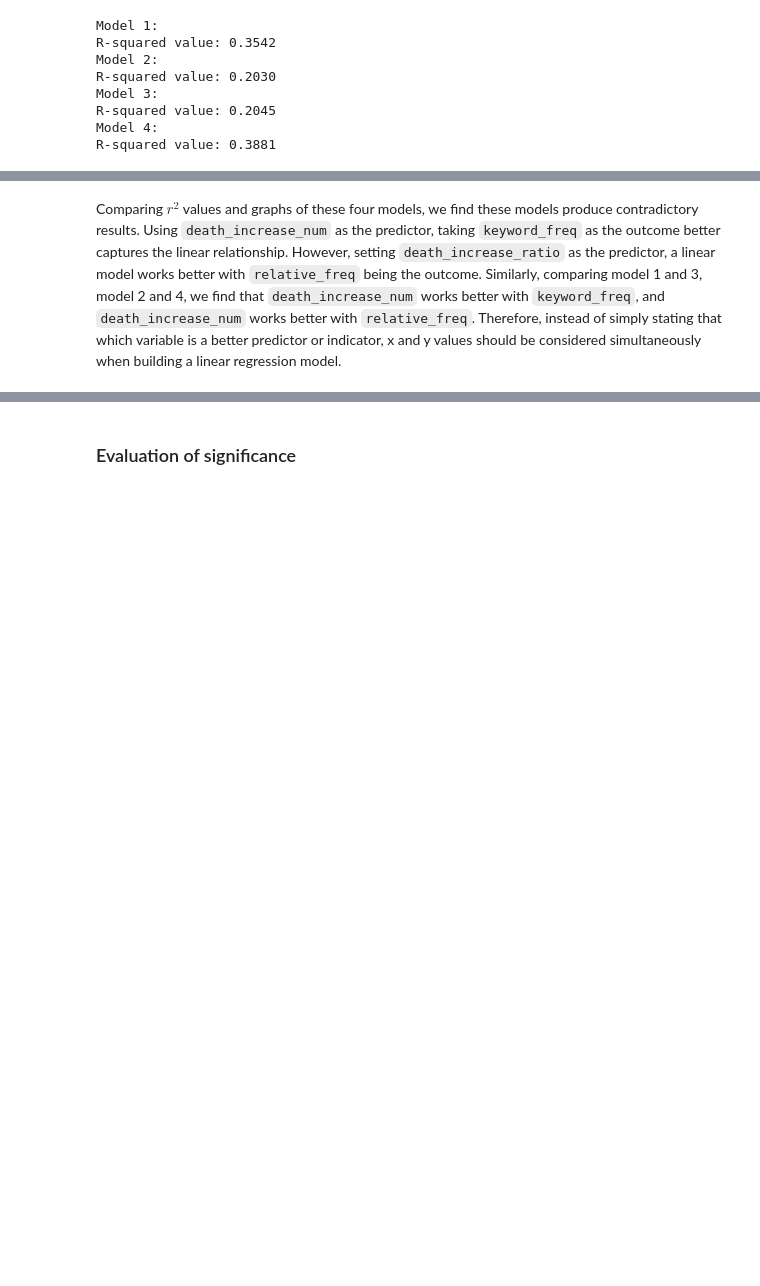
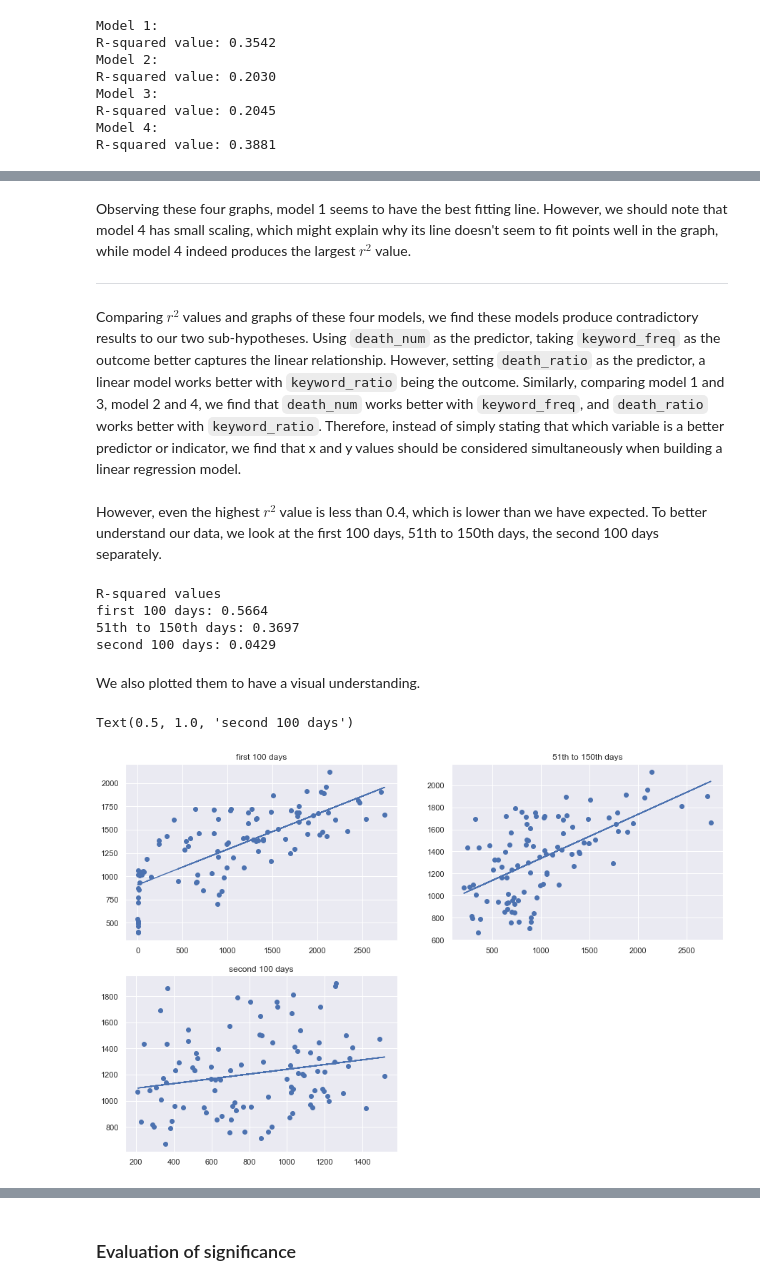
Before and after one commit to kaiyue95/INFO-2950-Final-Project, a Jupyter notebook: phase_4.ipynb, the cells around one changed output, grey strips where cells are left out. Cells and saved outputs as stored; diff of their text form; code cells hidden in the pictures; blank space fills up the shorter version.

```diff
--- a/phase_4.ipynb
+++ b/phase_4.ipynb
@@ -33,0 +18,4 @@ data
+# %%
+import pandas as pd
+data = pd.read_csv('datasheet.csv')
+data
@@ -567,3 +528,47 @@ plt.show()
 # %% [markdown]
-Comparing $r^2$ values and graphs of these four models, we find these models produce contradictory results. Using `death_increase_num` as the predictor, taking `keyword_freq` as the outcome better captures the linear relationship. However, setting `death_increase_ratio` as the predictor, a linear model works better with `relative_freq` being the outcome. Similarly, comparing model 1 and 3, model 2 and 4, we find that `death_increase_num` works better with `keyword_freq`, and `death_increase_num` works better with `relative_freq`.
-Therefore, instead of simply stating that which variable is a better predictor or indicator, x and y values should be considered simultaneously when building a linear regression model.
+Observing these four graphs, model 1 seems to have the best fitting line. However, we should note that model 4 has small scaling, which might explain why its line doesn't seem to fit points well in the graph, while model 4 indeed produces the largest $r^2$ value.
+
+---
+
+Comparing $r^2$ values and graphs of these four models, we find these models produce contradictory results to our two sub-hypotheses. Using `death_num` as the predictor, taking `keyword_freq` as the outcome better captures the linear relationship. However, setting `death_ratio` as the predictor, a linear model works better with `keyword_ratio` being the outcome. Similarly, comparing model 1 and 3, model 2 and 4, we find that `death_num` works better with `keyword_freq`, and `death_ratio` works better with `keyword_ratio`.
+Therefore, instead of simply stating that which variable is a better predictor or indicator, we find that x and y values should be considered simultaneously when building a linear regression model.
+# %% [markdown]
+However, even the highest $r^2$ value is less than 0.4, which is lower than we have expected. To better understand our data, we look at the first 100 days, 51th to 150th days, the second 100 days separately.
+# %%
+print("R-squared values")
+
+model_0_100 = LinearRegression().fit(death_num[:100], keyword_freq[:100])
+print("first 100 days: {:.4f}".format(model_0_100.score(death_num[:100], keyword_freq[:100])))
+
+model_50_150 = LinearRegression().fit(death_num[50:150], keyword_freq[50:150])
+print("51th to 150th days: {:.4f}".format(model_50_150.score(death_num[50:150], keyword_freq[50:150])))
+
+model_100_200 = LinearRegression().fit(death_num[100:200], keyword_freq[100:200])
+print("second 100 days: {:.4f}".format(model_100_200.score(death_num[100:200], keyword_freq[100:200])))
+# %% [output]
+R-squared values
+first 100 days: 0.5664
+51th to 150th days: 0.3697
+second 100 days: 0.0429
+# %% [markdown]
+We also plotted them to have a visual understanding.
+# %%
+f = plt.figure(figsize=(15, 10))
+ax1 = f.add_subplot(221)
+ax2 = f.add_subplot(222)
+ax3 = f.add_subplot(223)
+
+ax1.plot(death_num[:100], model_0_100.predict(death_num[:100]), label="regression line")
+ax1.scatter(death_num[:100], keyword_freq[:100], label="data points")
+ax1.set_title("first 100 days")
+
+ax2.plot(death_num[50:150], model_50_150.predict(death_num[50:150]), label="regression line")
+ax2.scatter(death_num[50:150], keyword_freq[50:150], label="data points")
+ax2.set_title("51th to 150th days")
+
+ax3.plot(death_num[100:200], model_100_200.predict(death_num[100:200]), label="regression line")
+ax3.scatter(death_num[100:200], keyword_freq[100:200], label="data points")
+ax3.set_title("second 100 days")
+# %% [output]
+Text(0.5, 1.0, 'second 100 days')
+[figure, added]
```
Also changed, not shown: parts of 29 cells of this notebook.
